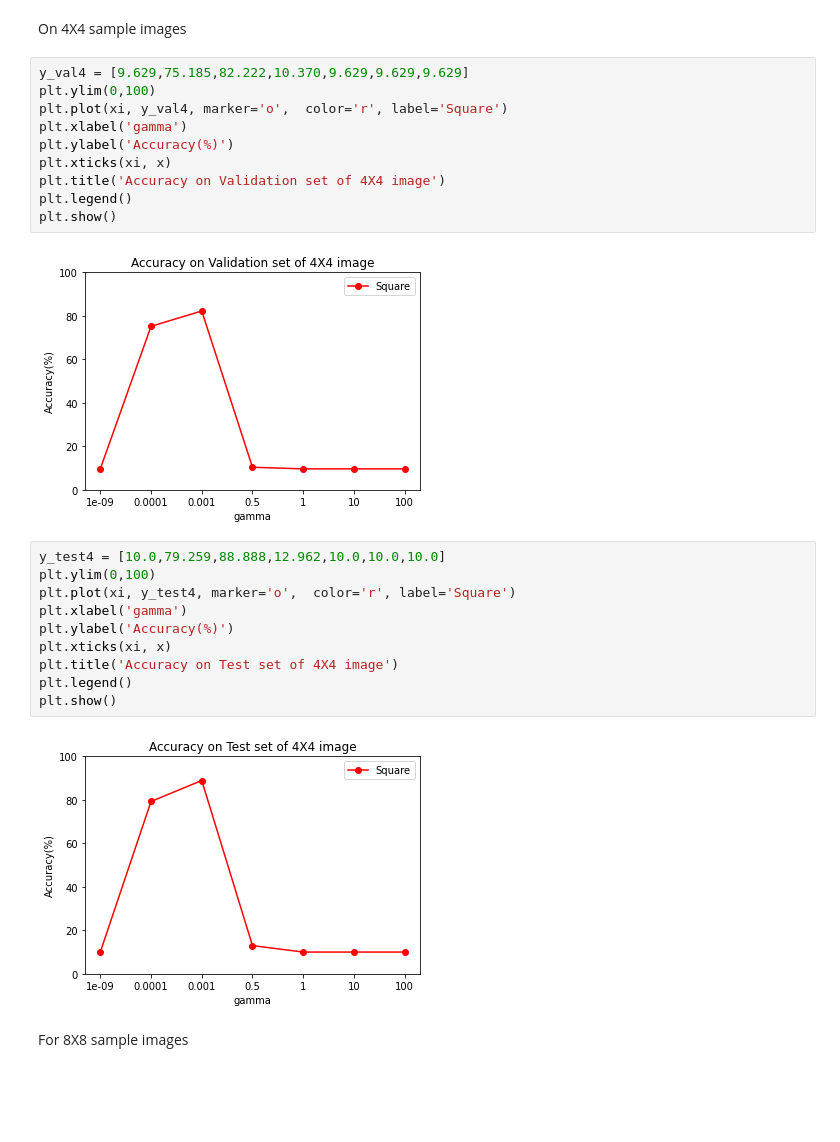
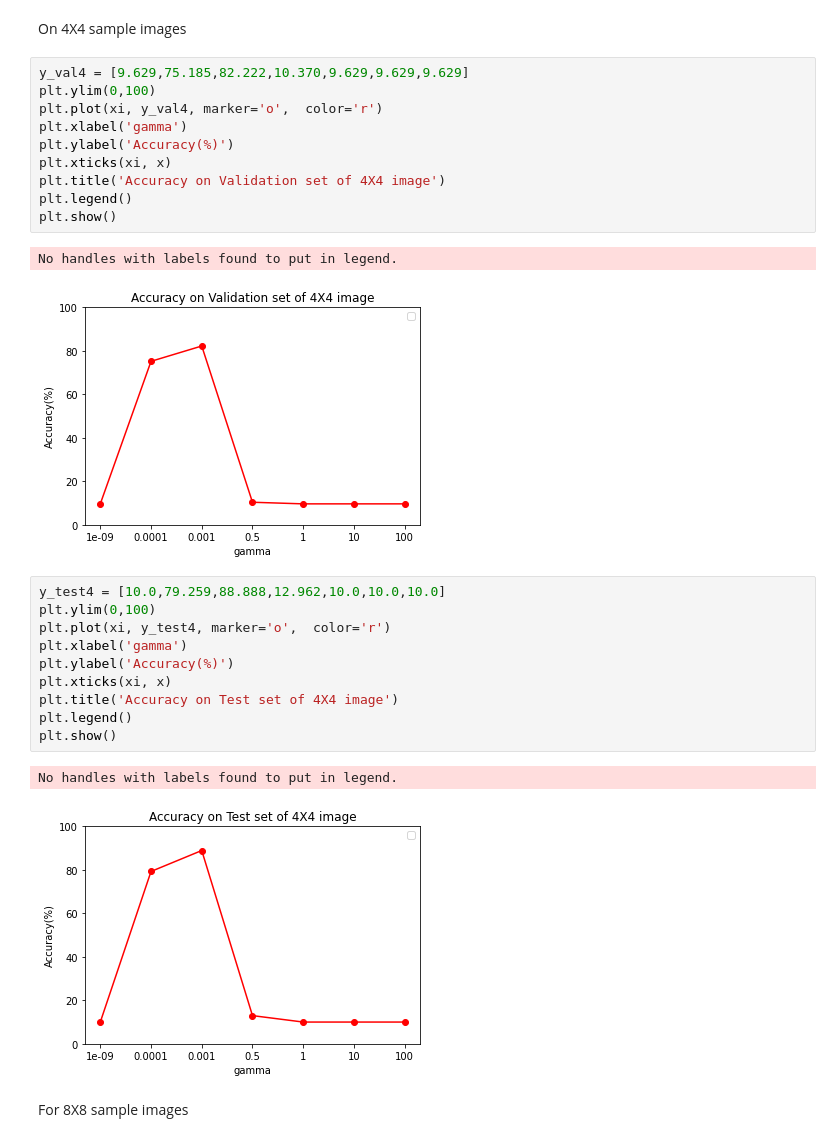
Before and after one commit to shashi7679/mnist-dataset, a Jupyter notebook: mnist-dataset/plot_digit_classification_hyperparameter_compare.ipynb, the cells around one changed output. Saved outputs shown, nothing was run; the diff lists cells and outputs as text; blank space fills up the shorter version.

```diff
--- a/mnist-dataset/plot_digit_classification_hyperparameter_compare.ipynb
+++ b/mnist-dataset/plot_digit_classification_hyperparameter_compare.ipynb
@@ -201,19 +201,20 @@ On 4X4 sample images
 # %%
 y_val4 = [9.629,75.185,82.222,10.370,9.629,9.629,9.629]
 plt.ylim(0,100)
-plt.plot(xi, y_val4, marker='o',  color='r', label='Square')
+plt.plot(xi, y_val4, marker='o',  color='r')
 plt.xlabel('gamma')
 plt.ylabel('Accuracy(%)')
 plt.xticks(xi, x)
 plt.title('Accuracy on Validation set of 4X4 image')
 plt.legend()
 plt.show()
 # %% [output]
+No handles with labels found to put in legend.
-[figure, old version]
+[figure, new version]
 # %%
 y_test4 = [10.0,79.259,88.888,12.962,10.0,10.0,10.0]
 plt.ylim(0,100)
-plt.plot(xi, y_test4, marker='o',  color='r', label='Square')
+plt.plot(xi, y_test4, marker='o',  color='r')
 plt.xlabel('gamma')
 plt.ylabel('Accuracy(%)')
 plt.xticks(xi, x)
@@ -221,7 +222,8 @@ plt.title('Accuracy on Test set of 4X4 image')
 plt.legend()
 plt.show()
 # %% [output]
+No handles with labels found to put in legend.
-[figure, old version]
+[figure, new version]
 # %% [markdown]
 For 8X8 sample images
 # %%
```
Also changed, not shown: parts of 8 cells of this notebook.
